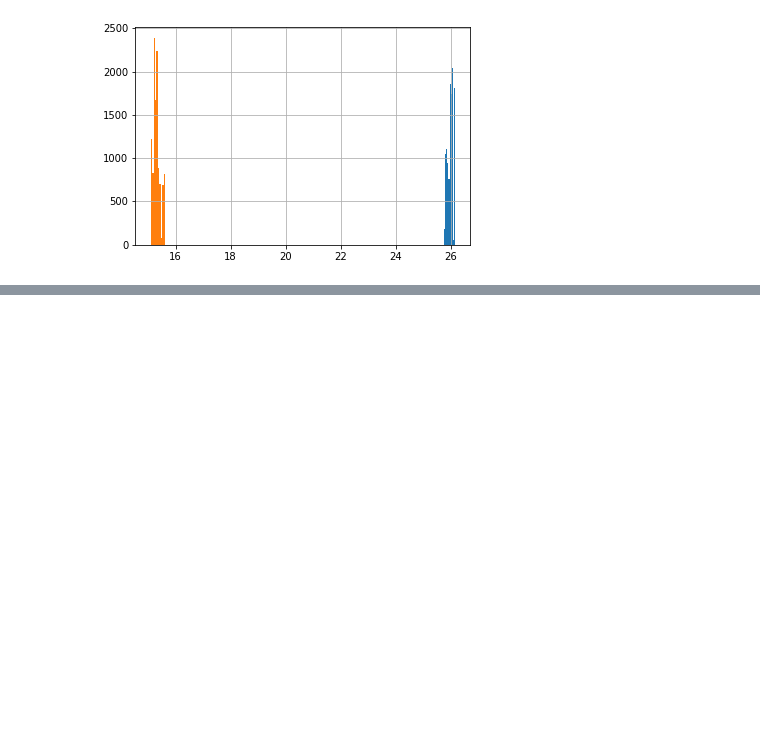
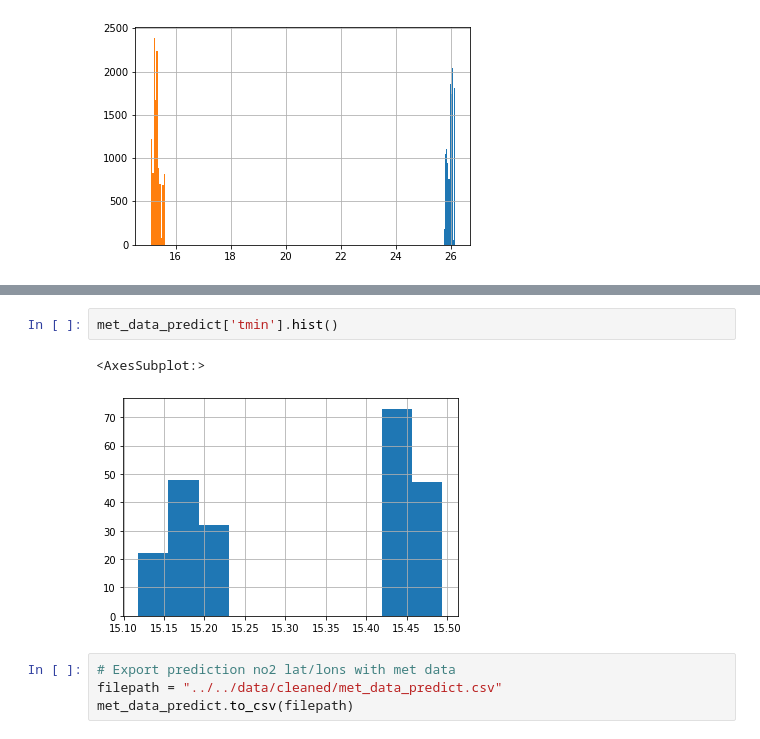
Before and after one commit to v4vigtory/Hyperlocal-Air-Quality-Prediction-in-Houston-neighborhoods, a Jupyter notebook: notebooks/cleaning/met_data.ipynb, the cells around one changed output, grey strips where cells are left out. Drawn from its saved outputs; the diff is of its cells as text; blank space fills up the shorter version.

```diff
--- a/notebooks/cleaning/met_data.ipynb
+++ b/notebooks/cleaning/met_data.ipynb
@@ -177,0 +349,9 @@ Name: tmin, dtype: float64
+# %%
+met_data_predict['tmin'].hist()
+# %% [output]
+<AxesSubplot:>
+[figure, added]
+# %%
+# Export prediction no2 lat/lons with met data
+filepath = "../../data/cleaned/met_data_predict.csv"
+met_data_predict.to_csv(filepath)
```
Also changed, not shown: parts of 10 cells of this notebook, 1 other file.
